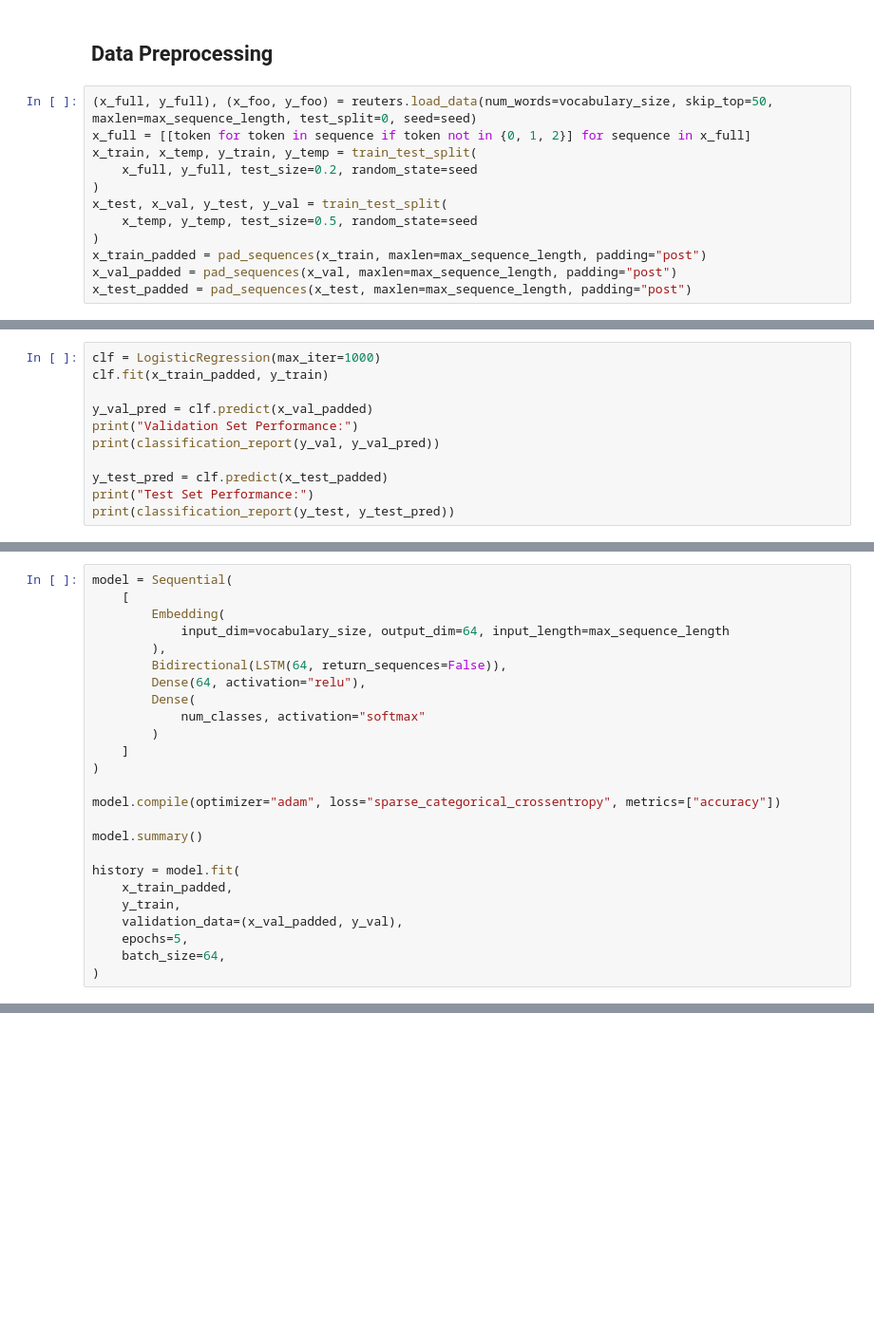
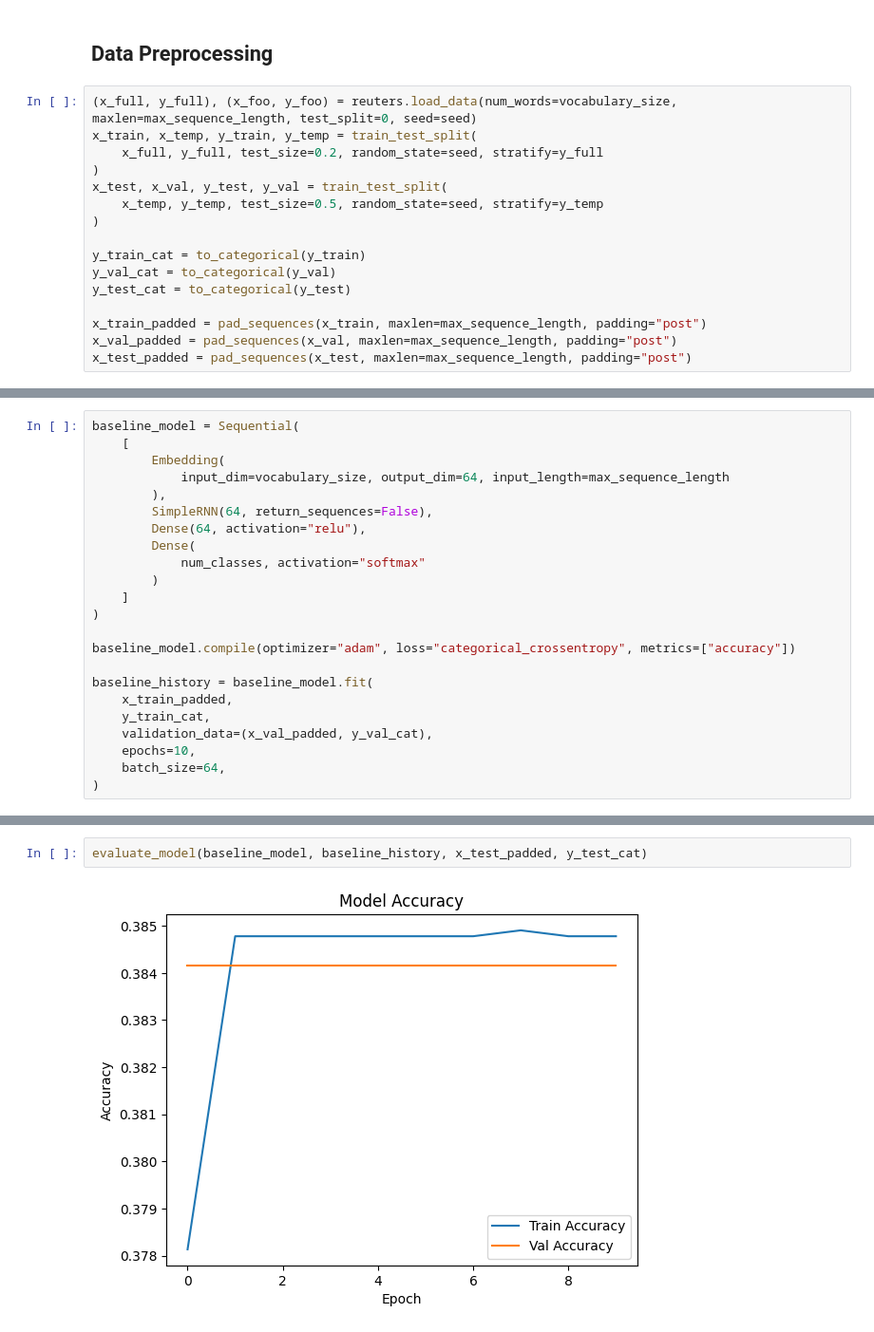
Before and after one commit to noahtrilling/csc-6621-final-project, a Jupyter notebook: main.ipynb, the cells around one changed output, grey strips where cells are left out. Shown at 95% size. Cells and saved outputs as stored; diff of their text form; blank space fills up the shorter version.

```diff
--- a/main.ipynb
+++ b/main.ipynb
@@ -88,14 +99,18 @@ plt.show()
 # %% [markdown]
 ## Data Preprocessing
 # %%
-(x_full, y_full), (x_foo, y_foo) = reuters.load_data(num_words=vocabulary_size, skip_top=50, maxlen=max_sequence_length, test_split=0, seed=seed)
-x_full = [[token for token in sequence if token not in {0, 1, 2}] for sequence in x_full]
+(x_full, y_full), (x_foo, y_foo) = reuters.load_data(num_words=vocabulary_size, maxlen=max_sequence_length, test_split=0, seed=seed)
 x_train, x_temp, y_train, y_temp = train_test_split(
-    x_full, y_full, test_size=0.2, random_state=seed
+    x_full, y_full, test_size=0.2, random_state=seed, stratify=y_full
 )
 x_test, x_val, y_test, y_val = train_test_split(
-    x_temp, y_temp, test_size=0.5, random_state=seed
+    x_temp, y_temp, test_size=0.5, random_state=seed, stratify=y_temp
 )
+
+y_train_cat = to_categorical(y_train)
+y_val_cat = to_categorical(y_val)
+y_test_cat = to_categorical(y_test)
+
 x_train_padded = pad_sequences(x_train, maxlen=max_sequence_length, padding="post")
 x_val_padded = pad_sequences(x_val, maxlen=max_sequence_length, padding="post")
 x_test_padded = pad_sequences(x_test, maxlen=max_sequence_length, padding="post")
@@ -104,11 +116,0 @@ x_test_padded = pad_sequences(x_test, maxlen=max_sequence_length, padding="post"
-# %%
-clf = LogisticRegression(max_iter=1000)
-clf.fit(x_train_padded, y_train)
-
-y_val_pred = clf.predict(x_val_padded)
-print("Validation Set Performance:")
-print(classification_report(y_val, y_val_pred))
-
-y_test_pred = clf.predict(x_test_padded)
-print("Test Set Performance:")
-print(classification_report(y_test, y_test_pred))
@@ -142,10 +157,10 @@ Please also refer to the documentation for alternative solver options:
 # %%
-model = Sequential(
+baseline_model = Sequential(
     [
         Embedding(
             input_dim=vocabulary_size, output_dim=64, input_length=max_sequence_length
         ),
-        Bidirectional(LSTM(64, return_sequences=False)),
+        SimpleRNN(64, return_sequences=False),
         Dense(64, activation="relu"),
         Dense(
             num_classes, activation="softmax"
@@ -153,15 +168,13 @@ model = Sequential(
     ]
 )
 
-model.compile(optimizer="adam", loss="sparse_categorical_crossentropy", metrics=["accuracy"])
+baseline_model.compile(optimizer="adam", loss="categorical_crossentropy", metrics=["accuracy"])
 
-model.summary()
-
-history = model.fit(
+baseline_history = baseline_model.fit(
     x_train_padded,
-    y_train,
-    validation_data=(x_val_padded, y_val),
-    epochs=5,
+    y_train_cat,
+    validation_data=(x_val_padded, y_val_cat),
+    epochs=10,
     batch_size=64,
 )
 # %% [output]
@@ -199,0 +201,4 @@ Test Accuracy: 0.74
+# %%
+evaluate_model(baseline_model, baseline_history, x_test_padded, y_test_cat)
+# %% [output]
+[figure, added]
```
Also changed, not shown: parts of 15 cells of this notebook, 2 other files.
